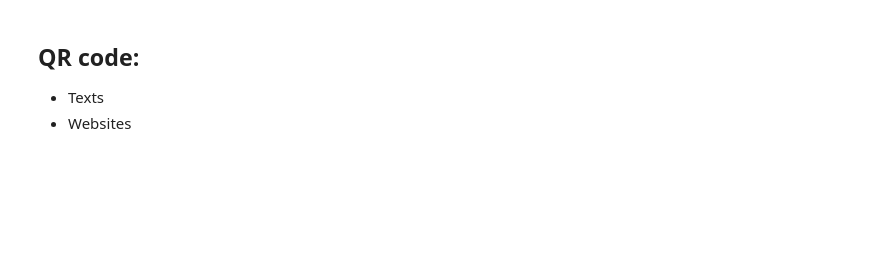
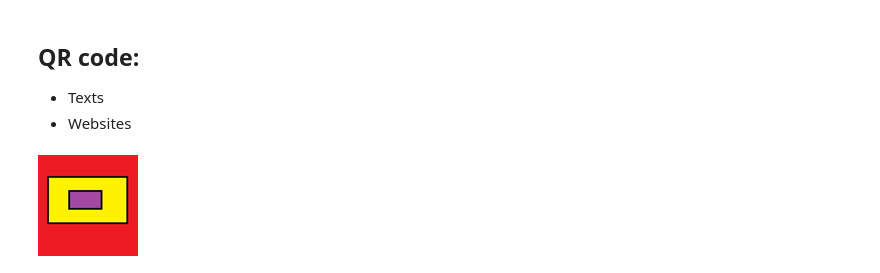
Before and after one commit to victorohden/qr_code, a Jupyter notebook: qr_code_general.ipynb, the cells around one changed output. Cells and saved outputs as stored; diff of their text form; code cells hidden in the pictures; blank space fills up the shorter version.

```diff
--- a/qr_code_general.ipynb
+++ b/qr_code_general.ipynb
@@ -25,5 +27,18 @@ os.makedirs(path_save, exist_ok=True)
 # %%
 # Data to be encoded. This could be a simple text or website. Wherever you want to create
 data = 'Your Text or Website here'
+# %%
+logo = Image.open(r"output/logo.png")
+
+# taking base width
+basewidth = 100
+# adjust image size
+wpercent = (basewidth/float(logo.size[0]))
+hsize = int((float(logo.size[1])*float(wpercent)))
+logo = logo.resize((basewidth, hsize))
+logo
+#source(https://www.geeksforgeeks.org/how-to-generate-qr-codes-with-a-custom-logo-using-python/)
+# %% [output]
+[figure, added]
 # %%
 # Generate QR code
```
Also changed, not shown: parts of 3 cells of this notebook, 7 other files.
